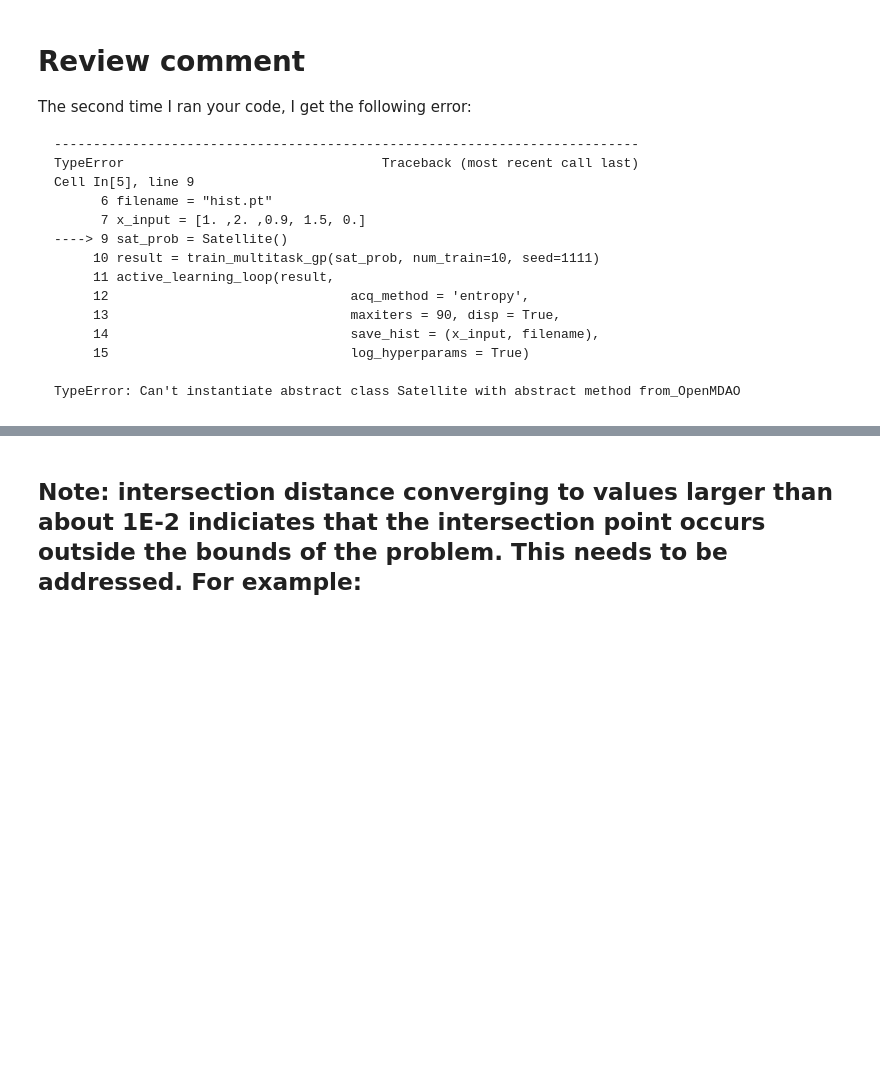
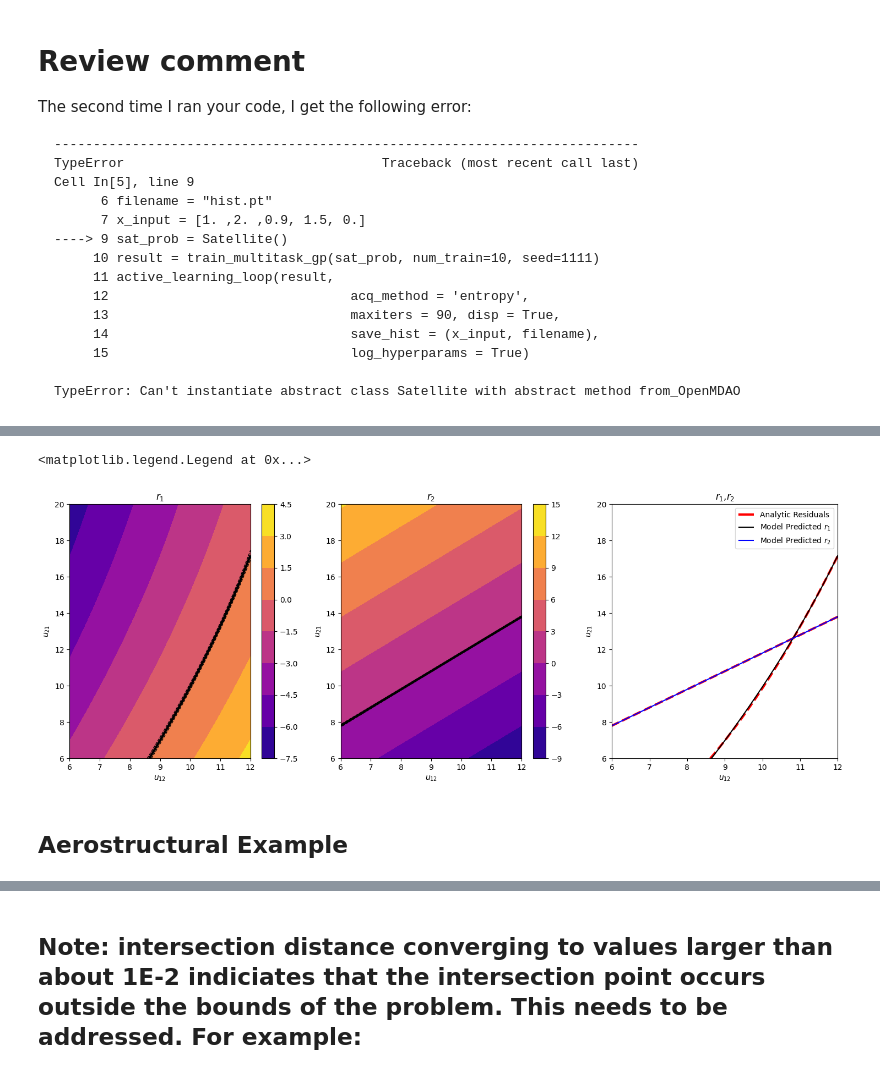
Before and after one commit to csdlpsu/remdo, a Jupyter notebook: active_learning_example.ipynb, the cells around one changed output, grey strips where cells are left out. Cells and saved outputs as stored; diff of their text form; code cells hidden in the pictures; blank space fills up the shorter version.

```diff
--- a/active_learning_example.ipynb
+++ b/active_learning_example.ipynb
@@ -8,15 +10,17 @@ from acquisition import multitask_acquisition, optimize_acquisition, entropy
 from active_learning import active_learning_loop
 
 filename = "hist.pt"
-x_input = [1. ,2. ,0.9, 1.5, 0.]
+# x_input = [1. ,2. ,0.9, 1.5, 0.]
+# x_input = [1,1,1,1,1]
+x_input = torch.rand(5)*2
 
 sat_prob = Satellite()
 result = train_multitask_gp(sat_prob, num_train=10, seed=1111)
 active_learning_loop(result,
                               acq_method = 'entropy',
-                              maxiters = 90, disp = True,
+                              maxiters = 40, disp = True,
                               save_hist = (x_input, filename),
-                              log_hyperparams = True)
+                              log_hyperparams = False)
 # Review comment
 
 ## It is somewhat awkward to separately having to call active_learning_loop() like this. I suggest the following:
@@ -82,15 +108,25 @@ host.set_ylabel('distance from openMDAO result')
 import matplotlib.pyplot as plt
 import torch
 from botorch.utils.transforms import normalize
+from utils import unstandardize
 
+# This assumes that there are two coupling variables that we care about.
+
+# Unpack result
 mt_model = result.model
 y = result.train_y
 bounds = sat_prob.bounds
+coupling_bounds = torch.transpose(bounds[:,-2:],0,1)
 
+# Select inputs at which to make prediction ++++++++++++++++++++++++++++++++++++++++++++++++++++++++++++++++++++++++++++++
 input_vec = torch.tensor(x_input)
+# input_vec = torch.rand(5)*2
 npts = 40
-# xvec is u12, yvec is u21
-xvec, yvec = torch.meshgrid(torch.linspace(6.,12.,npts), torch.linspace(6.,20.,npts), indexing='ij')
+
+# Generate test points
+xvec, yvec = torch.meshgrid(torch.linspace(*coupling_bounds[0,:],npts), # first coupling variable
+                            torch.linspace(*coupling_bounds[1,:],npts), # second coupling variable
+                            indexing='ij')
 
 # Analytic
 sat_prob.set_vars(torch.column_stack([input_vec.repeat(npts**2,1),xvec.reshape(-1,1),yvec.reshape(-1,1)]))
@@ -108,63 +144,78 @@ test_x2 = torch.column_stack([test_x, torch.ones(npts**2,1)*1]) # task id2
 # test_x1.requires_grad = True
 
 # Write a function unstandardize() to do this.
-prediction1 = y.mean().item()+(mt_model.likelihood(mt_model(test_x1)))*y.std().item()
-prediction2 = y.mean().item()+(mt_model.likelihood(mt_model(test_x2)))*y.std().item()
+# prediction1 = y.mean().item()+(mt_model.likelihood(mt_model(test_x1)))*y.std().item()
+# prediction2 = y.mean().item()+(mt_model.likelihood(mt_model(test_x2)))*y.std().item()
+prediction1 = unstandardize(mt_model.likelihood(mt_model(test_x1)), y)
+prediction2 = unstandardize(mt_model.likelihood(mt_model(test_x2)), y)
 
 fig = plt.figure(figsize=(18,6))
 
-# r1
+# r1 +++++++++++++++++++++++++++++++++++++++++++++++++++++++++++++++++++++++++++++++++++++++++++++++++++++++++++++++++++++++
 ax1 = fig.add_subplot(131)
-cf1 = ax1.contourf(xvec, yvec, prediction1.mean.detach().numpy().reshape(40,40),
+cf1 = ax1.contourf(xvec, yvec, prediction1.mean.detach().numpy().reshape(npts,npts),
                   cmap = 'plasma')
-ax1.contour(xvec,yvec,prediction1.mean.detach().numpy().reshape(40,40),
+ax1.contour(xvec,yvec,prediction1.mean.detach().numpy().reshape(npts,npts),
             levels=[0.],
             linestyles='-', linewidths=3, colors='k')
-ax1.contour(xvec, yvec, prediction1.mean.detach().reshape(40, 40) + 2.* prediction1.stddev.detach().reshape(40, 40), levels=[0.], linestyles='--', linewidths=1, colors='k')
-ax1.contour(xvec, yvec, prediction1.mean.detach().reshape(40, 40) - 2.* prediction1.stddev.detach().reshape(40, 40), levels=[0.], linestyles='--', linewidths=1, colors='k')
+ax1.contour(xvec, yvec, prediction1.mean.detach().reshape(npts, npts) + 2.* prediction1.stddev.detach().reshape(npts, npts),
+            levels=[0.], linestyles='--', linewidths=1, colors='k')
+ax1.contour(xvec, yvec, prediction1.mean.detach().reshape(npts, npts) - 2.* prediction1.stddev.detach().reshape(npts, npts),
+            levels=[0.], linestyles='--', linewidths=1, colors='k')
 # ax1.scatter(train_x1[...,-2],train_x1[...,-1],c='w',s=15)
 fig.colorbar(cf1)
 ax1.set_title(r'$r_1$')
 ax1.set_xlabel(r'$u_{12}$')
 ax1.set_ylabel(r'$u_{21}$')
 
-# r2
+
+
+# r2 residual +++++++++++++++++++++++++++++++++++++++++++++++++++++++++++++++++++++++++++++++
 ax2 = fig.add_subplot(132)
-cf2 = ax2.contourf(xvec, yvec, prediction2.mean.detach().numpy().reshape(40,40),
+cf2 = ax2.contourf(xvec, yvec, prediction2.mean.detach().numpy().reshape(npts,npts),
                   cmap = 'plasma')
-ax2.contour(xvec,yvec,prediction2.mean.detach().numpy().reshape(40,40),
+ax2.contour(xvec,yvec,prediction2.mean.detach().numpy().reshape(npts,npts),
             levels=[0.],
             linestyles='-', linewidths=3, colors='k')
-ax2.contour(xvec, yvec, prediction2.mean.detach().reshape(40, 40) + 2.* prediction2.stddev.detach().reshape(40, 40), levels=[0.], linestyles='--', linewidths=1, colors='k')
-ax2.contour(xvec, yvec, prediction2.mean.detach().reshape(40, 40) - 2.* prediction2.stddev.detach().reshape(40, 40), levels=[0.], linestyles='--', linewidths=1, colors='k')
+ax2.contour(xvec, yvec, prediction2.mean.detach().reshape(npts, npts) + 2.* prediction2.stddev.detach().reshape(npts, npts),
+            levels=[0.], linestyles='--', linewidths=1, colors='k')
+ax2.contour(xvec, yvec, prediction2.mean.detach().reshape(npts, npts) - 2.* prediction2.stddev.detach().reshape(npts, npts),
+            levels=[0.], linestyles='--', linewidths=1, colors='k')
 # ax2.scatter(train_x2[...,-2],train_x2[...,-1],c='w',s=15)
 fig.colorbar(cf2)
 ax2.set_title(r'$r_2$')
 ax2.set_xlabel(r'$u_{12}$')
 ax2.set_ylabel(r'$u_{21}$')
 
-# both
+
+
+# both ++++++++++++++++++++++++++++++++++++++++++++++++++++++++++++++++++++++++++++++++++++++
 ax3 = fig.add_subplot(133)
 # cf3 = ax3.contourf(xvec,yvec,prediction3.mean.detach().numpy().reshape(40,40),
 #              cmap = 'plasma')
 # fig.colorbar(cf3)
-s1 = ax3.contour(xvec,yvec,r1vec.reshape(40,40),
+s1 = ax3.contour(xvec,yvec,r1vec.reshape(npts,npts),
             levels=[0.],
             linestyles='--', linewidths=3, colors='r')
 s1_artist,_ = s1.legend_elements()
-ax3.contour(xvec,yvec,r2vec.reshape(40,40),
+ax3.contour(xvec,yvec,r2vec.reshape(npts,npts),
             levels=[0.],
             linestyles='--', linewidths=3, colors='r')
-s2 = ax3.contour(xvec,yvec,prediction1.mean.detach().numpy().reshape(40,40),
+s2 = ax3.contour(xvec,yvec,prediction1.mean.detach().numpy().reshape(npts,npts),
             levels=[0.],
             linestyles='-', linewidths=1.5, colors='k')
 s2_artist,_ = s2.legend_elements()
-s3 = ax3.contour(xvec,yvec,prediction2.mean.detach().numpy().reshape(40,40),
+s3 = ax3.contour(xvec,yvec,prediction2.mean.detach().numpy().reshape(npts,npts),
             levels=[0.],
             linestyles='-', linewidths=1.5, colors='b')
 s3_artist,_ = s3.legend_elements()
 ax3.set_title(r'$r_1$,$r_2$')
 ax3.set_xlabel(r'$u_{12}$')
 ax3.set_ylabel(r'$u_{21}$')
 #ax3.legend([s1_artist, s3_artist], ['Analytic Residuals','Model Residuals'])
 ax3.legend([s1_artist[0], s2_artist[0], s3_artist[0]],['Analytic Residuals','Model Predicted $r_1$','Model Predicted $r_2$'])
+# %% [output]
+<matplotlib.legend.Legend at 0x...>
+[figure, added]
+# %% [markdown]
+## Aerostructural Example
```
Also changed, not shown: parts of 11 cells of this notebook, 5 other files.
